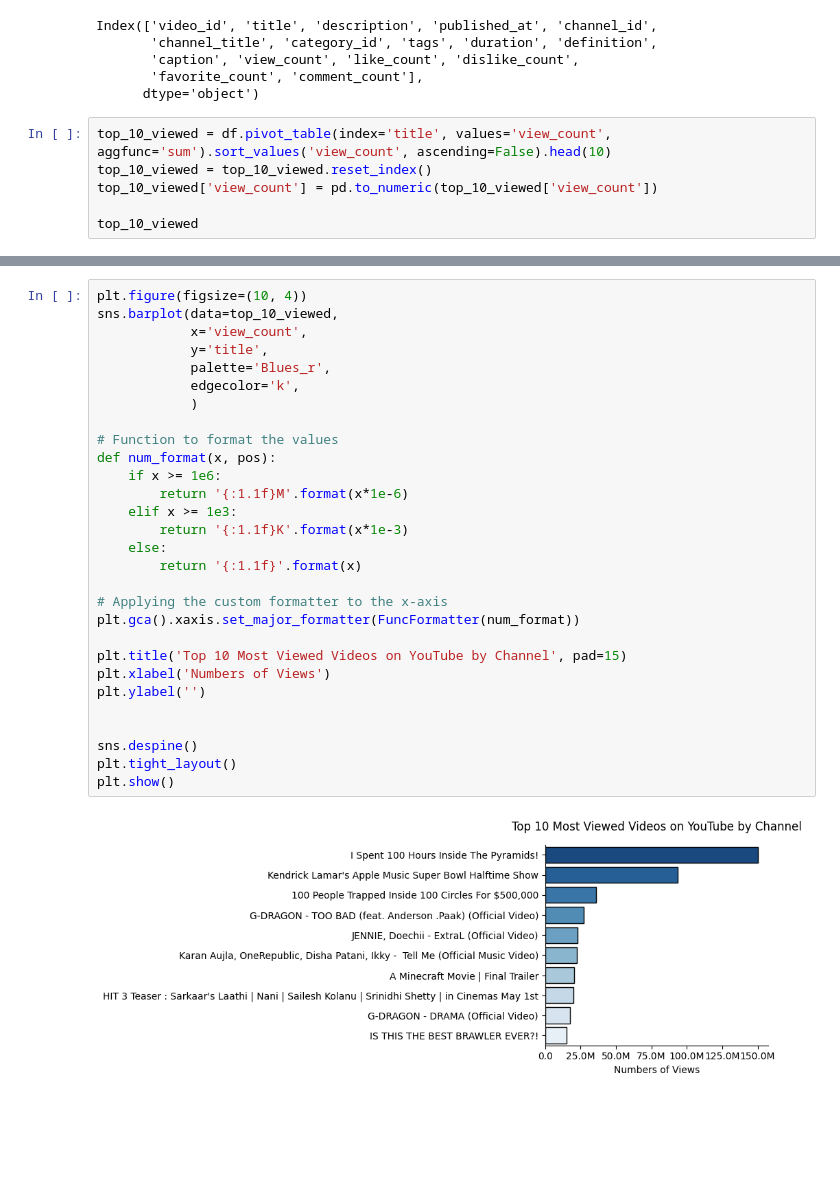
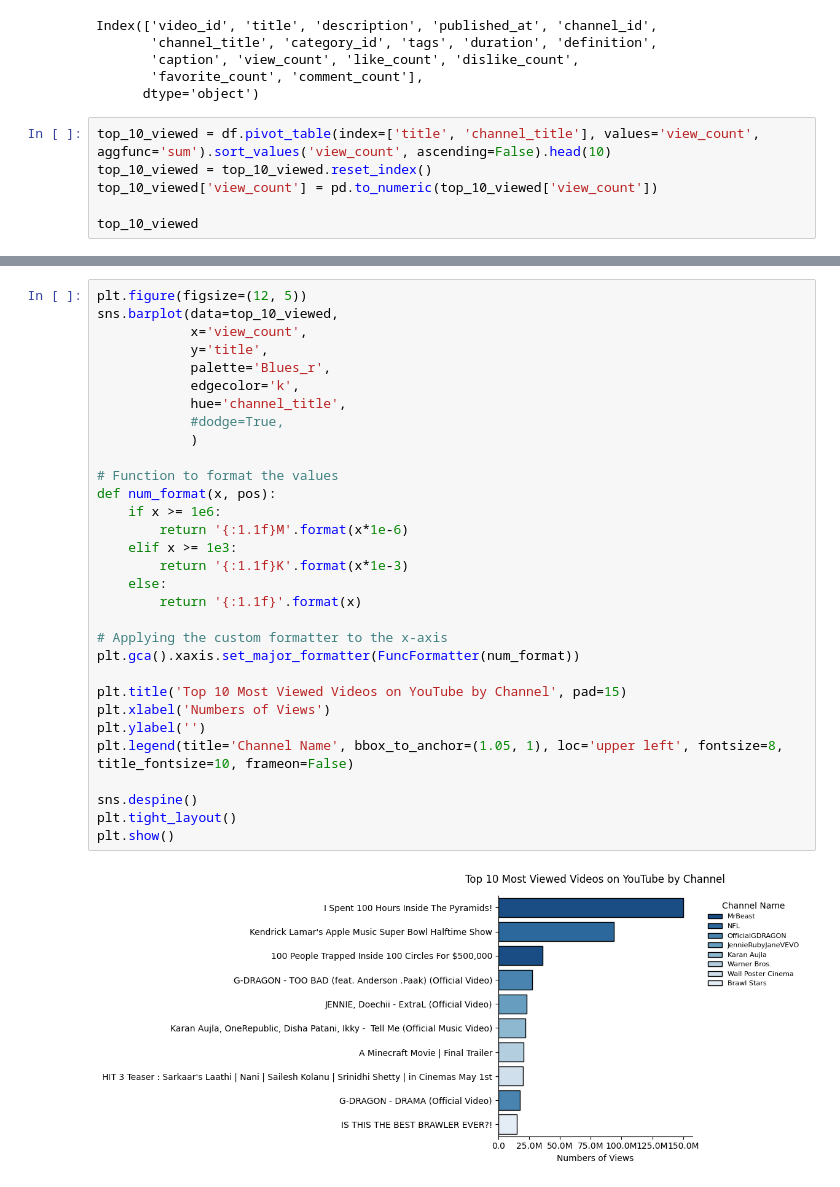
Before and after one commit to modyreturn/Youtube_Data_Analysis, a Jupyter notebook: 02_View_Count.ipynb, the cells around one changed output, grey strips where cells are left out. Cells and saved outputs as stored; diff of their text form; blank space fills up the shorter version.

```diff
--- a/02_View_Count.ipynb
+++ b/02_View_Count.ipynb
@@ -26,7 +26,7 @@ Index(['video_id', 'title', 'description', 'published_at', 'channel_id',
        'favorite_count', 'comment_count'],
       dtype='object')
 # %%
-top_10_viewed = df.pivot_table(index='title', values='view_count', aggfunc='sum').sort_values('view_count', ascending=False).head(10)
+top_10_viewed = df.pivot_table(index=['title', 'channel_title'], values='view_count', aggfunc='sum').sort_values('view_count', ascending=False).head(10)
 top_10_viewed = top_10_viewed.reset_index()
 top_10_viewed['view_count'] = pd.to_numeric(top_10_viewed['view_count'])
 
@@ -46,31 +46,33 @@ top_10_viewed
 # %%
-plt.figure(figsize=(10, 4))
+plt.figure(figsize=(12, 5))
 sns.barplot(data=top_10_viewed,
             x='view_count',
             y='title',
             palette='Blues_r',
             edgecolor='k',
+            hue='channel_title',
+            #dodge=True,
             )
 
 # Function to format the values
 def num_format(x, pos):
     if x >= 1e6:
         return '{:1.1f}M'.format(x*1e-6)
     elif x >= 1e3:
         return '{:1.1f}K'.format(x*1e-3)
     else:
         return '{:1.1f}'.format(x)
 
 # Applying the custom formatter to the x-axis
 plt.gca().xaxis.set_major_formatter(FuncFormatter(num_format))
 
 plt.title('Top 10 Most Viewed Videos on YouTube by Channel', pad=15)
 plt.xlabel('Numbers of Views')
 plt.ylabel('')
-
+plt.legend(title='Channel Name', bbox_to_anchor=(1.05, 1), loc='upper left', fontsize=8, title_fontsize=10, frameon=False)
 
 sns.despine()
 plt.tight_layout()
 plt.show()
 # %% [output]
-[figure, old version]
+[figure, new version]
```
Also changed, not shown: parts of 4 cells of this notebook, 2 other files.
